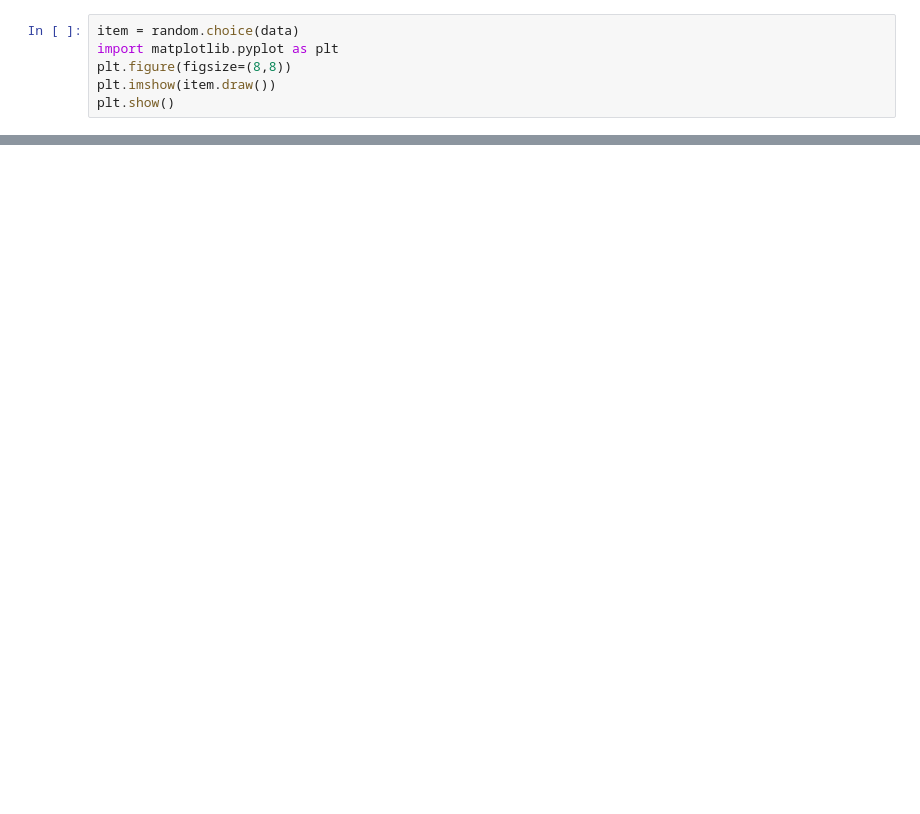
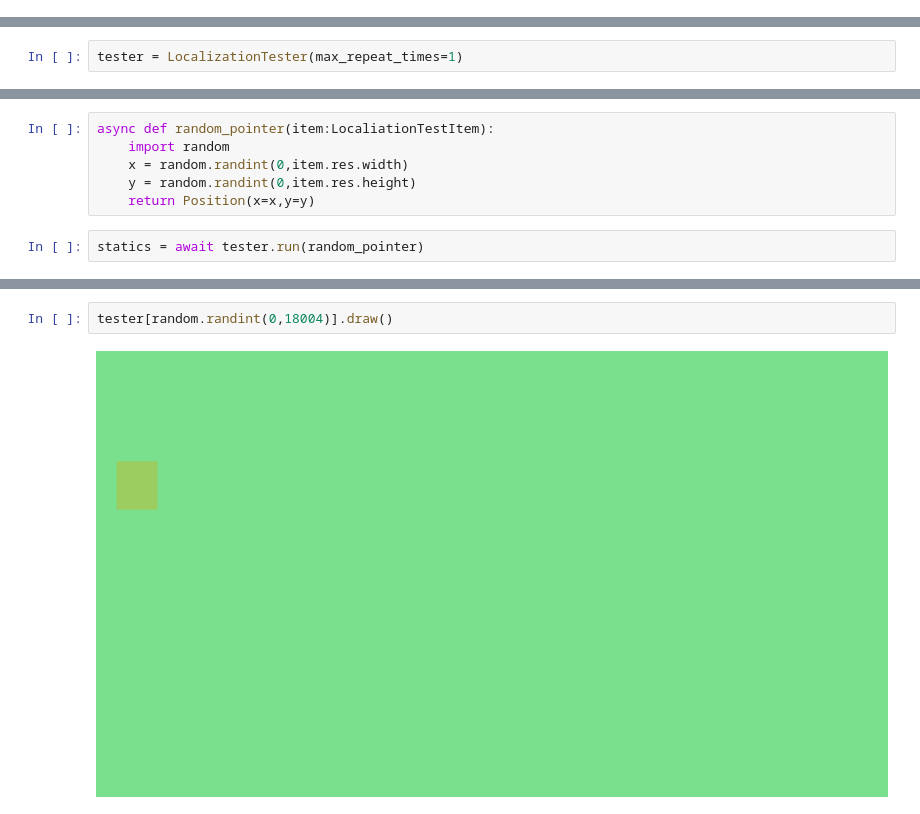
Before and after one commit to luyaxi/MostBasicVAgentTesting, a Jupyter notebook: mbvat/test.ipynb, the cells around one changed output, grey strips where cells are left out. Saved outputs shown, nothing was run; the diff lists cells and outputs as text; blank space fills up the shorter version.

```diff
--- a/mbvat/test.ipynb
+++ b/mbvat/test.ipynb
@@ -196,6 +296,0 @@ len(data)
-# %%
-item = random.choice(data)
-import matplotlib.pyplot as plt
-plt.figure(figsize=(8,8))
-plt.imshow(item.draw())
-plt.show()
@@ -207,0 +297,2 @@ False
+# %%
+tester = LocalizationTester(max_repeat_times=1)
@@ -207,0 +317,8 @@ False
+# %%
+async def random_pointer(item:LocaliationTestItem):
+    import random
+    x = random.randint(0,item.res.width)
+    y = random.randint(0,item.res.height)
+    return Position(x=x,y=y)
+# %%
+statics = await tester.run(random_pointer)
@@ -207,0 +363,4 @@ False
+# %%
+tester[random.randint(0,18004)].draw()
+# %% [output]
+[figure, added]
```
Also changed, not shown: parts of 11 cells of this notebook, 5 other files.
